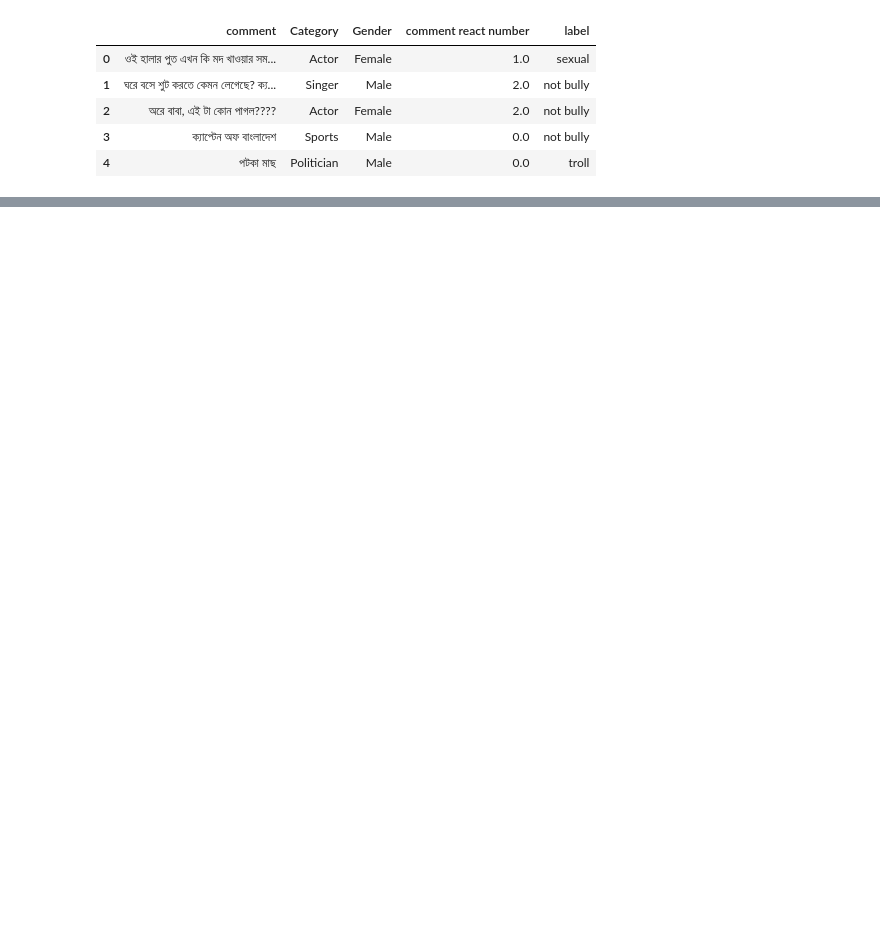
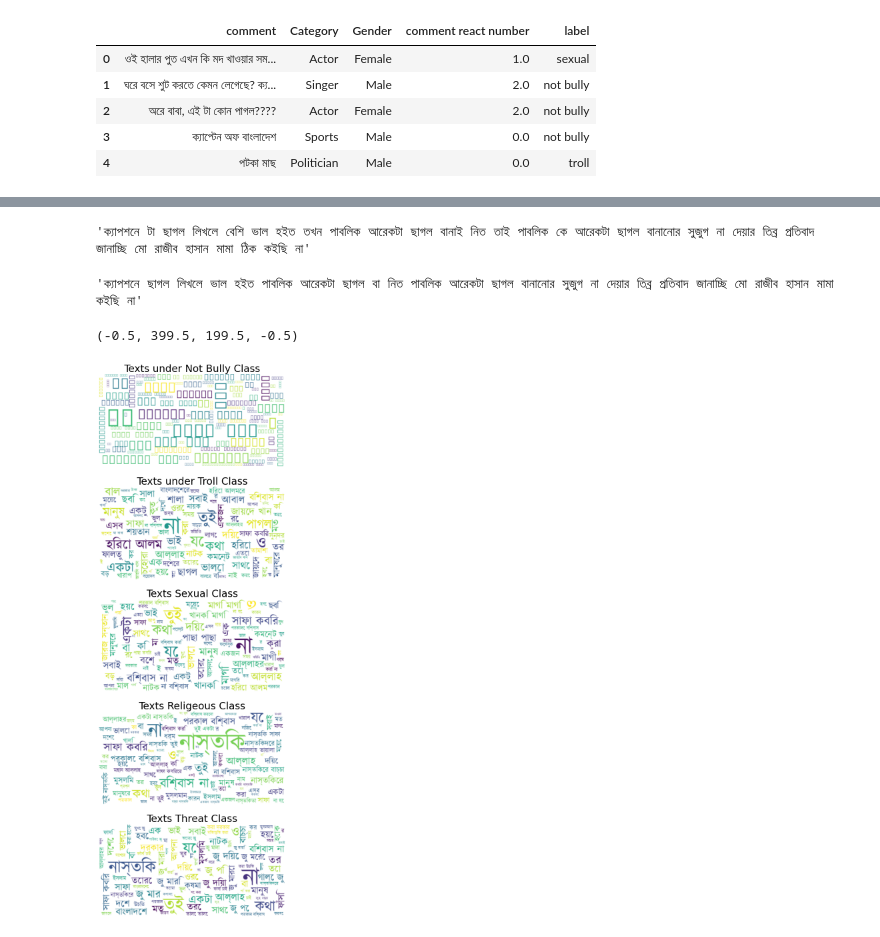
Before and after one commit to rezaul-h/Multi-class-sentiment-analysis-on-bangali-language-, a Jupyter notebook: preprocess.ipynb, the cells around one changed output, grey strips where cells are left out. Drawn from its saved outputs; the diff is of its cells as text; code cells hidden in the pictures; blank space fills up the shorter version.

Commit message:
stopwords removed

```diff
--- a/preprocess.ipynb
+++ b/preprocess.ipynb
@@ -40,3 +29,6 @@ df.head()
 | 2 | অরে বাবা, এই টা কোন পাগল???? | Actor | Female | 2.0 | not bully |
 | 3 | ক্যাপ্টেন অফ বাংলাদেশ | Sports | Male | 0.0 | not bully |
 | 4 | পটকা মাছ | Politician | Male | 0.0 | troll |
+# %%
+df = df.rename(columns={'comment react number': 'comment_react_number'})
+df.info()
@@ -42,0 +87,13 @@ df.head()
+# %%
+df['text'] = df['comment'].apply(lambda x: re.split('http:\/\/.*', str(x))) #remove urls
+df["text"] = df['text'].apply(lambda x: clean(str(x)))
+df['text'] = df['text'].apply(lambda x: remove_punct(x))
+# %%
+#remove special characters
+spec_chars = ["!",'"',"।","#","%","&","'","(",")",
+              "*","+",",","-",".","/",":",";","<",
+              "=",">","?","@","[","\\","]","^","_",
+              "`","{","|","}","~","–"]
+for char in spec_chars:
+    df['text'] = df['text'].str.replace(char, ' ')
+    df['text'] = df['text'].str.split().str.join(' ')         #remove whitespace
@@ -42,0 +126,10 @@ df.head()
+# %%
+#checking......
+df.text[2203]
+# %% [output]
+'ক্যাপশনে টা ছাগল লিখলে বেশি ভাল হইত তখন পাবলিক আরেকটা ছাগল বানাই নিত তাই পাবলিক কে আরেকটা ছাগল বানানোর সুজুগ না দেয়ার তিব্র প্রতিবাদ জানাচ্ছি মো রাজীব হাসান মামা ঠিক কইছি না'
+# %%
+#checking......
+df.text_without_stopwords[2203]
+# %% [output]
+'ক্যাপশনে ছাগল লিখলে ভাল হইত পাবলিক আরেকটা ছাগল বা নিত পাবলিক আরেকটা ছাগল বানানোর সুজুগ না দেয়ার তিব্র প্রতিবাদ জানাচ্ছি মো রাজীব হাসান মামা কইছি না'
@@ -42,0 +138,49 @@ df.head()
+# %%
+
+from wordcloud import WordCloud, STOPWORDS , ImageColorGenerator
+import matplotlib.pyplot as plt
+
+regex = r"[\u0980-\u09FF]+"
+
+
+# Start with one review:
+df_NB = df[df['label']=="not bully"]
+df_TR = df[df['label']=="troll"]
+df_SE = df[df['label']=="sexual"]
+df_RE = df[df['label']=="religious"]
+df_TH = df[df['label']=="threat"]
+
+text_NB = " ".join(review for review in df_NB.text_without_stopwords)
+text_TR = " ".join(review for review in df_TR.text_without_stopwords)
+text_SE = " ".join(review for review in df_SE.text_without_stopwords)
+text_RE = " ".join(review for review in df_RE.text_without_stopwords)
+text_TH = " ".join(review for review in df_TH.text_without_stopwords)
+
+fig, ax = plt.subplots(5, 1, figsize  = (30,30))
+# Create and generate a word cloud image:
+#wordcloud_ALL = WordCloud(max_font_size=50, max_words=100, background_color="white").generate(text_All)
+wordcloud_NB = WordCloud(max_font_size=50,max_words=100,regexp=regex, background_color="white").generate(text_NB)
+wordcloud_TR = WordCloud(font_path="kalpurush.ttf",max_font_size=50,max_words=100,regexp=regex, background_color="white").generate(text_TR)
+wordcloud_SE = WordCloud(font_path="kalpurush.ttf",max_font_size=50,max_words=100,regexp=regex, background_color="white").generate(text_SE)
+wordcloud_RE = WordCloud(font_path="kalpurush.ttf",max_font_size=50,max_words=100,regexp=regex, background_color="white").generate(text_RE)
+wordcloud_TH = WordCloud(font_path="kalpurush.ttf",max_font_size=50,max_words=100,regexp=regex, background_color="white").generate(text_TH)
+
+# Display the generated image:
+ax[0].imshow(wordcloud_NB, interpolation='bilinear')
+ax[0].set_title('Texts under Not Bully Class',fontsize=30)
+ax[0].axis('off')
+ax[1].imshow(wordcloud_TR, interpolation='bilinear')
+ax[1].set_title('Texts under Troll Class',fontsize=30)
+ax[1].axis('off')
+ax[2].imshow(wordcloud_SE, interpolation='bilinear')
+ax[2].set_title('Texts Sexual Class',fontsize=30)
+ax[2].axis('off')
+ax[3].imshow(wordcloud_RE, interpolation='bilinear')
+ax[3].set_title('Texts Religeous Class',fontsize=30)
+ax[3].axis('off')
+ax[4].imshow(wordcloud_TH, interpolation='bilinear')
+ax[4].set_title('Texts Threat Class',fontsize=30)
+ax[4].axis('off')
+# %% [output]
+(-0.5, 399.5, 199.5, -0.5)
+[figure, added]
```
Also changed, not shown: parts of 8 cells of this notebook, 2 other files.
